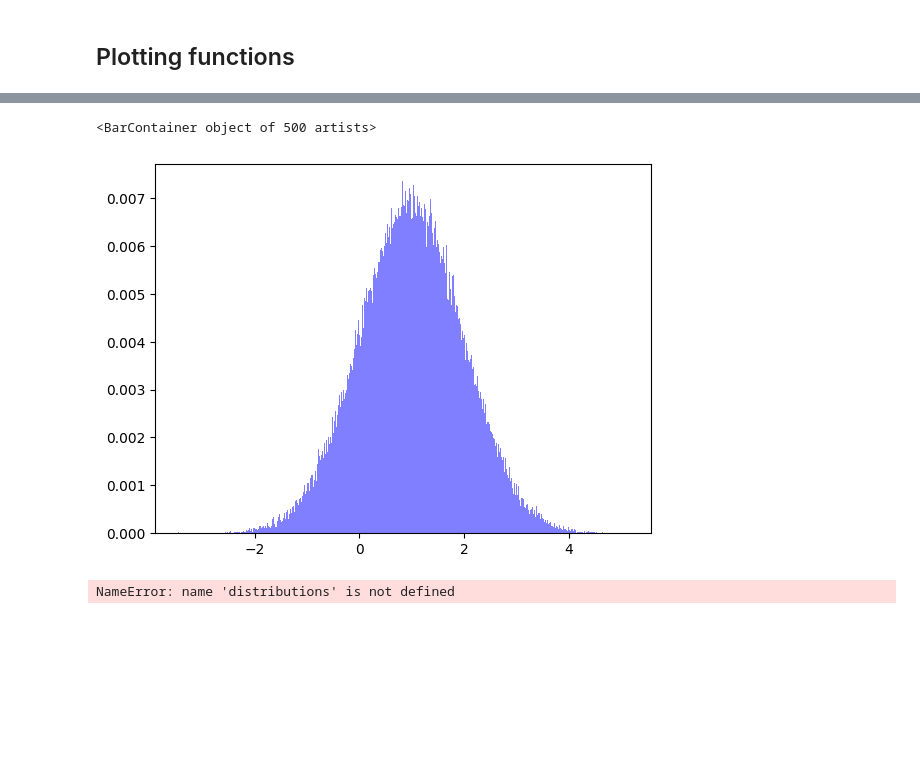
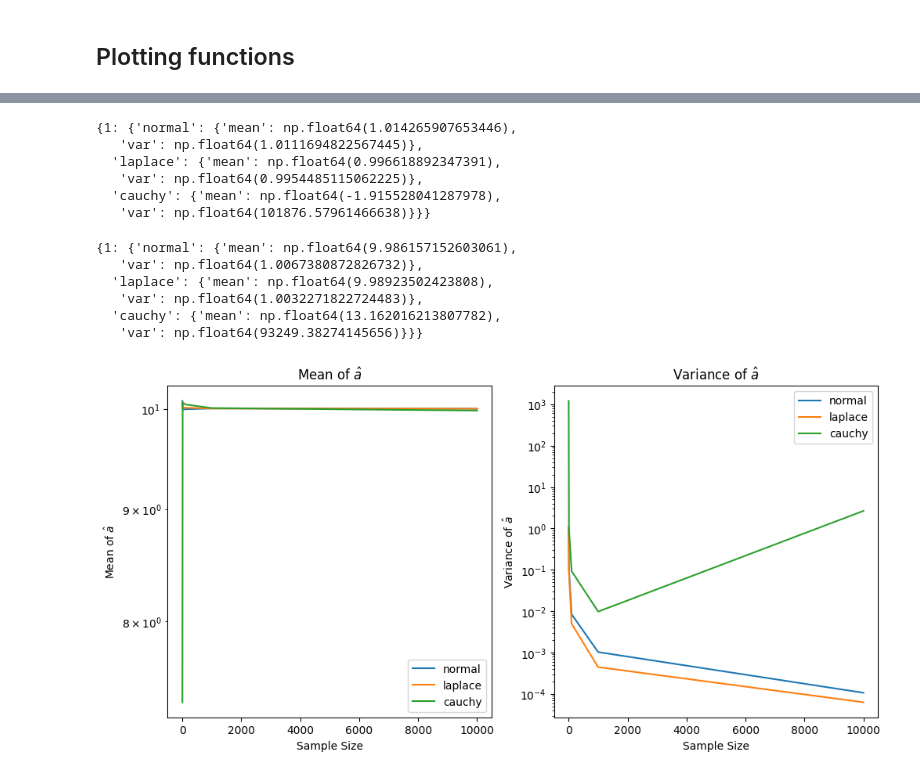
Before and after one commit to JG-0212/Estimation_theory_project, a Jupyter notebook: Mini Project 1/Project.ipynb, the cells around one changed output, grey strips where cells are left out. Drawn from its saved outputs; the diff is of its cells as text; code cells hidden in the pictures; blank space fills up the shorter version.

```diff
--- a/Mini Project 1/Project.ipynb
+++ b/Mini Project 1/Project.ipynb
@@ -5,4 +6,4 @@ import matplotlib.pyplot as plt
 # %%
-Cg = 1.78
-eps = 1e-5
+cg = 1.78
+eps = 1e-2
 laplace_scale = 1.0 / (2**.5)
@@ -156,7 +142,5 @@ stats1
 # %%
-N = [1, 10, 100, 1000, 10000]
-A = 1.0
-num_realisations = 1000
-estimates1, stats1 = iterateOverNs(N,A,num_realisations,guess=1.0)
-A = 10.0
-estimates10, stats10 = iterateOverNs(N,A,num_realisations,guess=10.0)
+n = [1]#, 10, 100, 1000, 10000]
+a = 1.0
+num_realisations = 10000
+estimates_1, stats_1 = iter_over_sample_size(n,a,num_realisations,guess=1.0)
@@ -175,7 +146,0 @@ plotCDFsAndPDFs(N, estimates1, stats1)
-# %%
-n = 100
-A = 1
-estimates = realisations(n, A, 1000)
-# distributions = randomNumberGenerator(n, A=1, gamma = (2*Cg)**.5)
-# estimates = MLEestimates(distributions, gamma=(2*Cg)**.5)
-# print(estimates)
@@ -198,11 +147,25 @@ hist,bins =  np.histogram(distributions['Normal'], bins=500)
-# %%
-hist = hist/np.sum(hist)
-plt.bar(bins[:-1],hist,width=(max(bins) - min(bins))/len(bins), color="blue", alpha=0.5)
-# %% [output]
-<BarContainer object of 500 artists>
-[figure, removed]
-# %%
-plt.hist(distributions['Normal'],bins=500, density=True, alpha=0.5, label='Laplace', range=(-2,4))
-plt.show()
-# %% [output]
-NameError: name 'distributions' is not defined
+# %%
+stats_1
+# %% [output]
+{1: {'normal': {'mean': np.float64(1.014265907653446),
+   'var': np.float64(1.0111694822567445)},
+  'laplace': {'mean': np.float64(0.996618892347391),
+   'var': np.float64(0.9954485115062225)},
+  'cauchy': {'mean': np.float64(-1.915528041287978),
+   'var': np.float64(101876.57961466638)}}}
+# %%
+a = 10.0
+estimates_10, stats_10 = iter_over_sample_size(n,a,num_realisations,guess=10.0)
+# %%
+stats_10
+# %% [output]
+{1: {'normal': {'mean': np.float64(9.986157152603061),
+   'var': np.float64(1.0067380872826732)},
+  'laplace': {'mean': np.float64(9.98923502423808),
+   'var': np.float64(1.0032271822724483)},
+  'cauchy': {'mean': np.float64(13.162016213807782),
+   'var': np.float64(93249.38274145656)}}}
+# %%
+plot_mean_var(stats_10)
+# %% [output]
+[figure, added]
```
Also changed, not shown: parts of 14 cells of this notebook.
